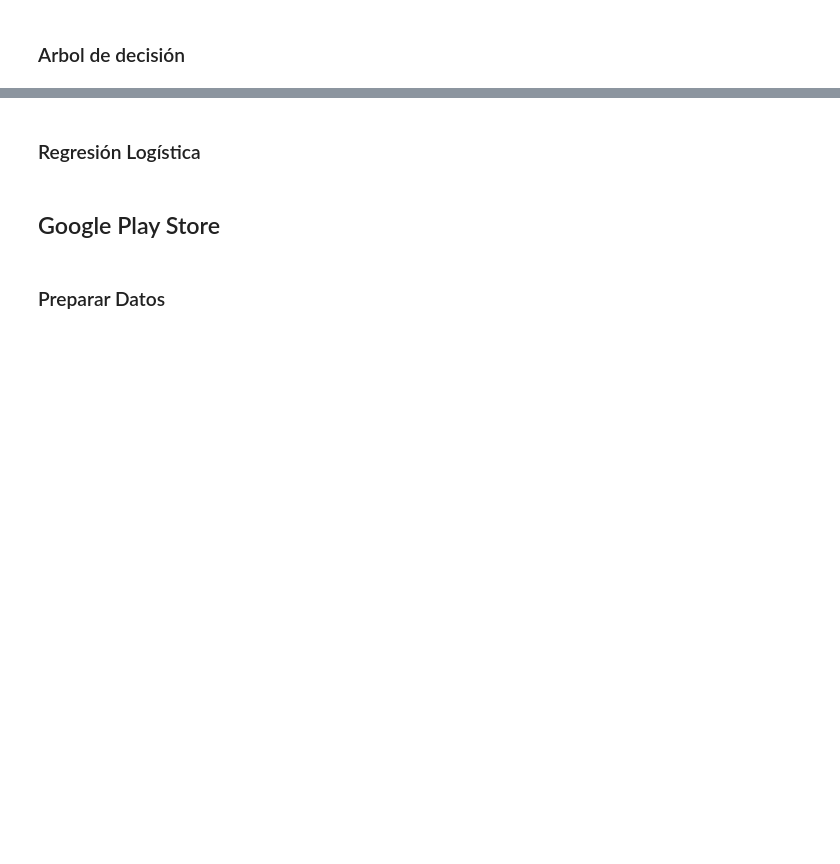
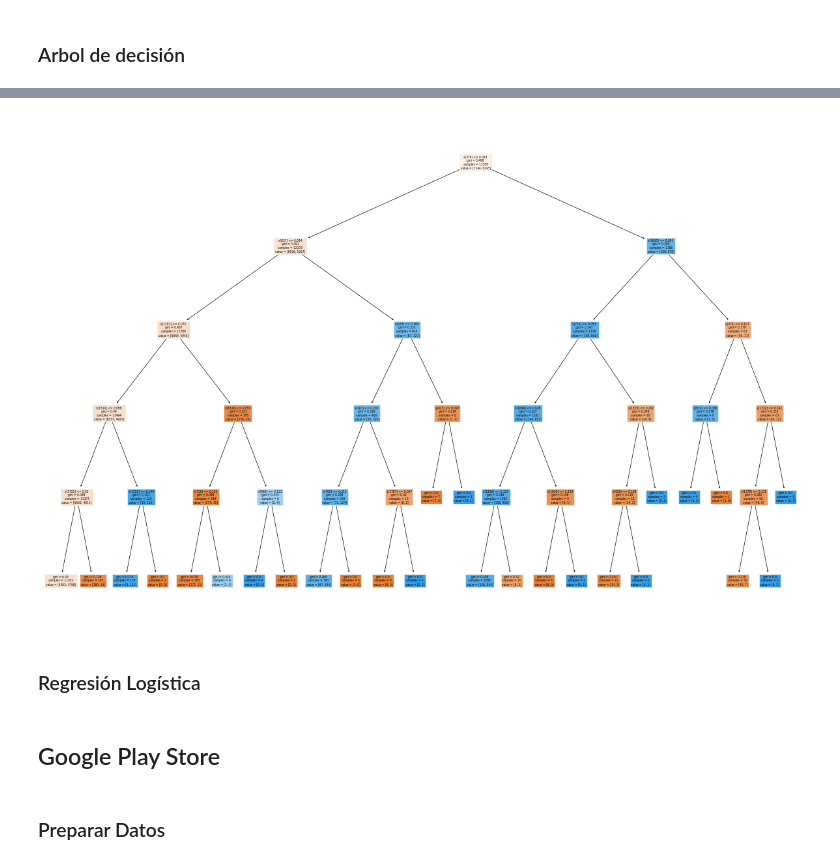
Before and after one commit to ElKroko/Data-Science, a Jupyter notebook: Tarea 2/[DS]_Laboratorio_2.ipynb, the cells around one changed output, grey strips where cells are left out. Cells and saved outputs as stored; diff of their text form; code cells hidden in the pictures; blank space fills up the shorter version.

```diff
--- a/Tarea 2/[DS]_Laboratorio_2.ipynb
+++ b/Tarea 2/[DS]_Laboratorio_2.ipynb
@@ -525,0 +425,16 @@ NameError: name 'X_train' is not defined
+# %%
+# Vectorizamos el dataset:
+
+pipe_dtc = Pipeline([("count",CountVectorizer(min_df=0.001)),
+                     ("tfid", TfidfTransformer()),
+                     ("dtc", DecisionTreeClassifier(max_depth=5))])
+
+pipe_dtc.fit(X_trainset, y_trainset)
+# Prueba
+predicted = pipe_dtc.predict(X_testset)
+
+
+
+accuracy_test_DT_BHT = accuracy_score(y_testset, predicted)
+print("Accuracy on test set before hyperparameter tuning:",accuracy_test_DT_BHT)
+print(classification_report(y_testset, predicted))
@@ -526,3 +451,10 @@ NameError: name 'X_train' is not defined
+# %%
+from sklearn.tree import plot_tree
+
+plt.figure(figsize=(15,10))
+plot_tree(decision_tree=pipe_dtc["dtc"], filled=True);
+# %% [output]
+[figure, added]
 # %% [markdown]
 ### Regresión Logística
 # %%
```
Also changed, not shown: parts of 6 cells of this notebook.
